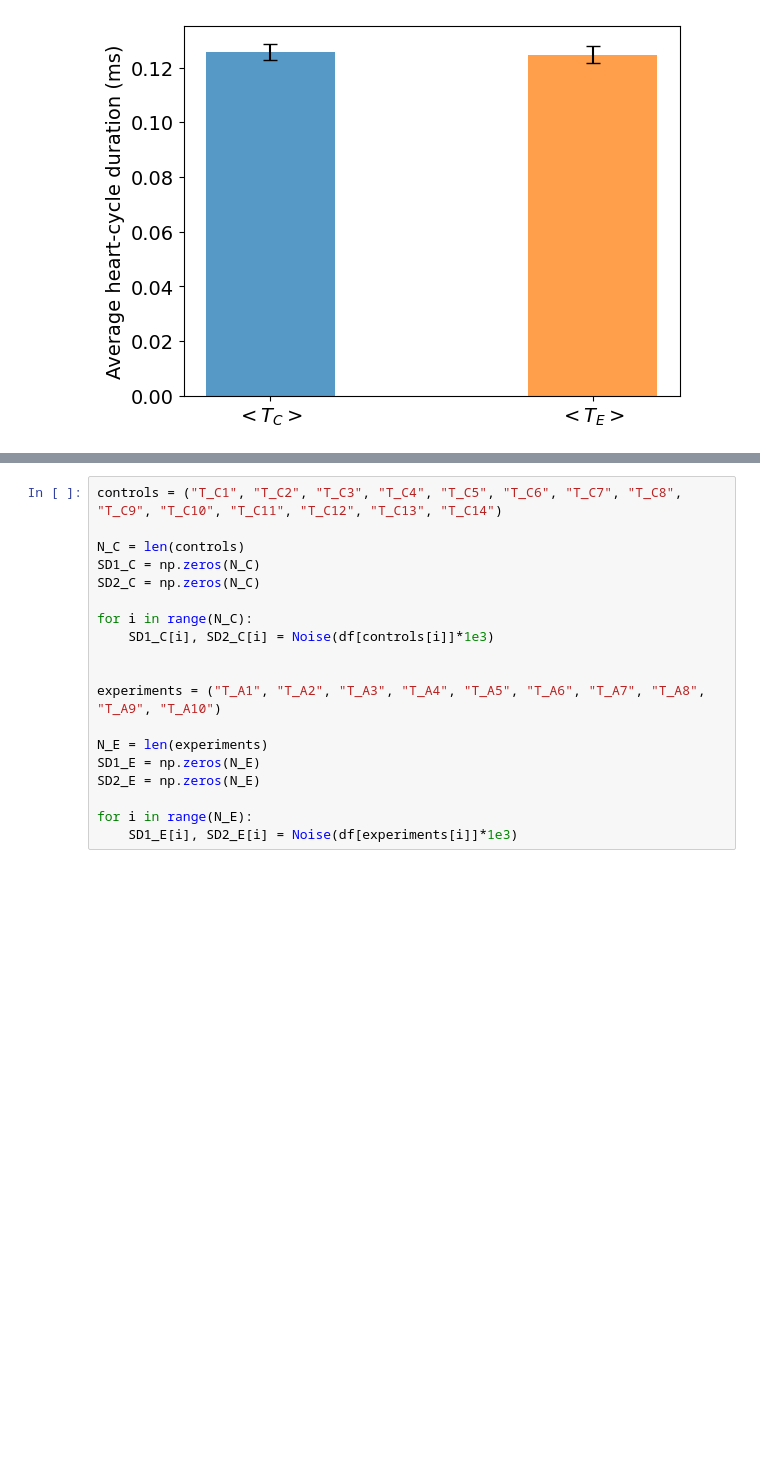
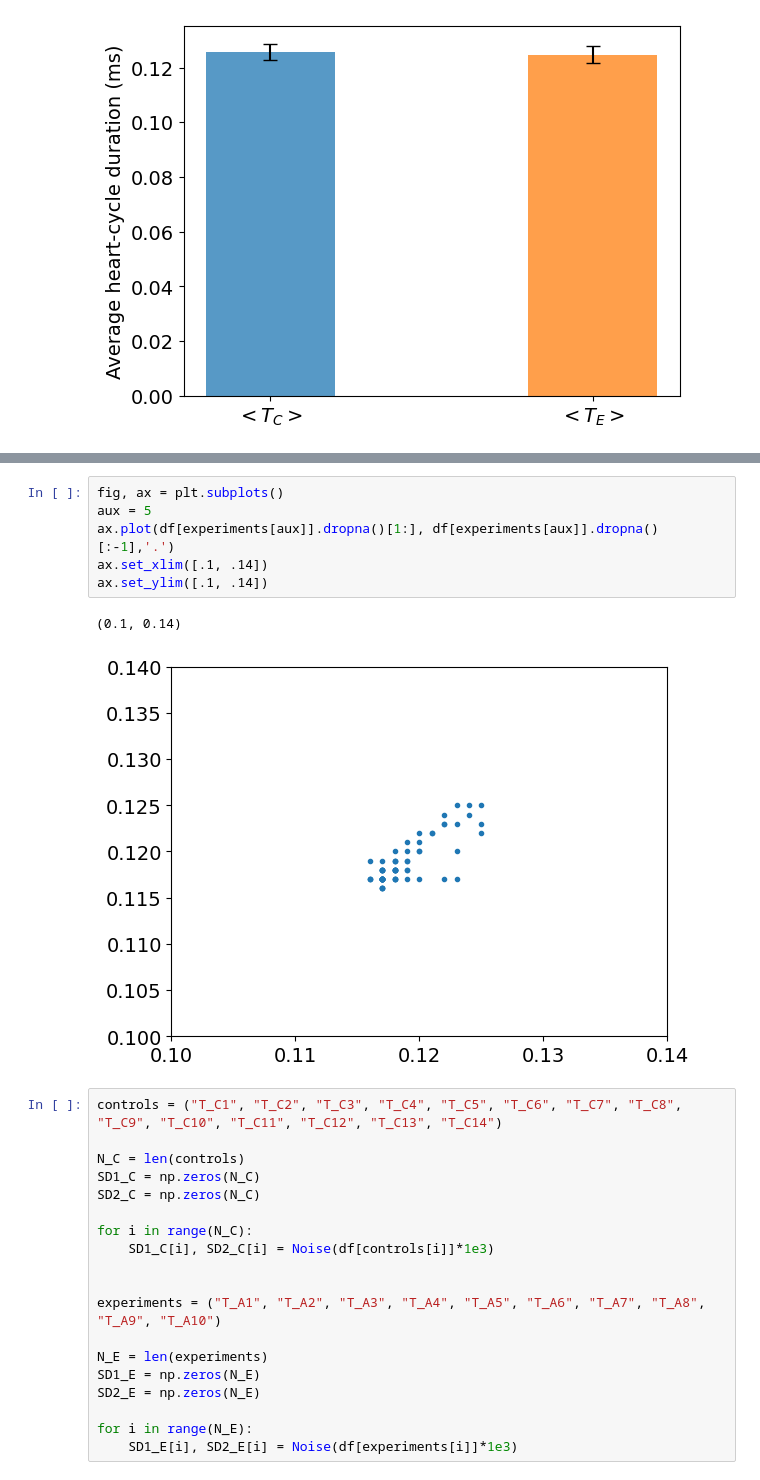
Before and after one commit to moises-santillan/HeartVariability, a Jupyter notebook: Code/HeartVariability.ipynb, the cells around one changed output, grey strips where cells are left out. Saved outputs shown, nothing was run; the diff lists cells and outputs as text; blank space fills up the shorter version.

```diff
--- a/Code/HeartVariability.ipynb
+++ b/Code/HeartVariability.ipynb
@@ -119,3 +128,12 @@ plt.savefig("../Manuscript/Fig01_A.pdf")
+# %%
+fig, ax = plt.subplots()
+aux = 5
+ax.plot(df[experiments[aux]].dropna()[1:], df[experiments[aux]].dropna()[:-1],'.')
+ax.set_xlim([.1, .14])
+ax.set_ylim([.1, .14])
+# %% [output]
+(0.1, 0.14)
+[figure, added]
 # %%
 controls = ("T_C1", "T_C2", "T_C3", "T_C4", "T_C5", "T_C6", "T_C7", "T_C8", "T_C9", "T_C10", "T_C11", "T_C12", "T_C13", "T_C14")
 
```
Also changed, not shown: parts of 5 cells of this notebook, 18 other files.
